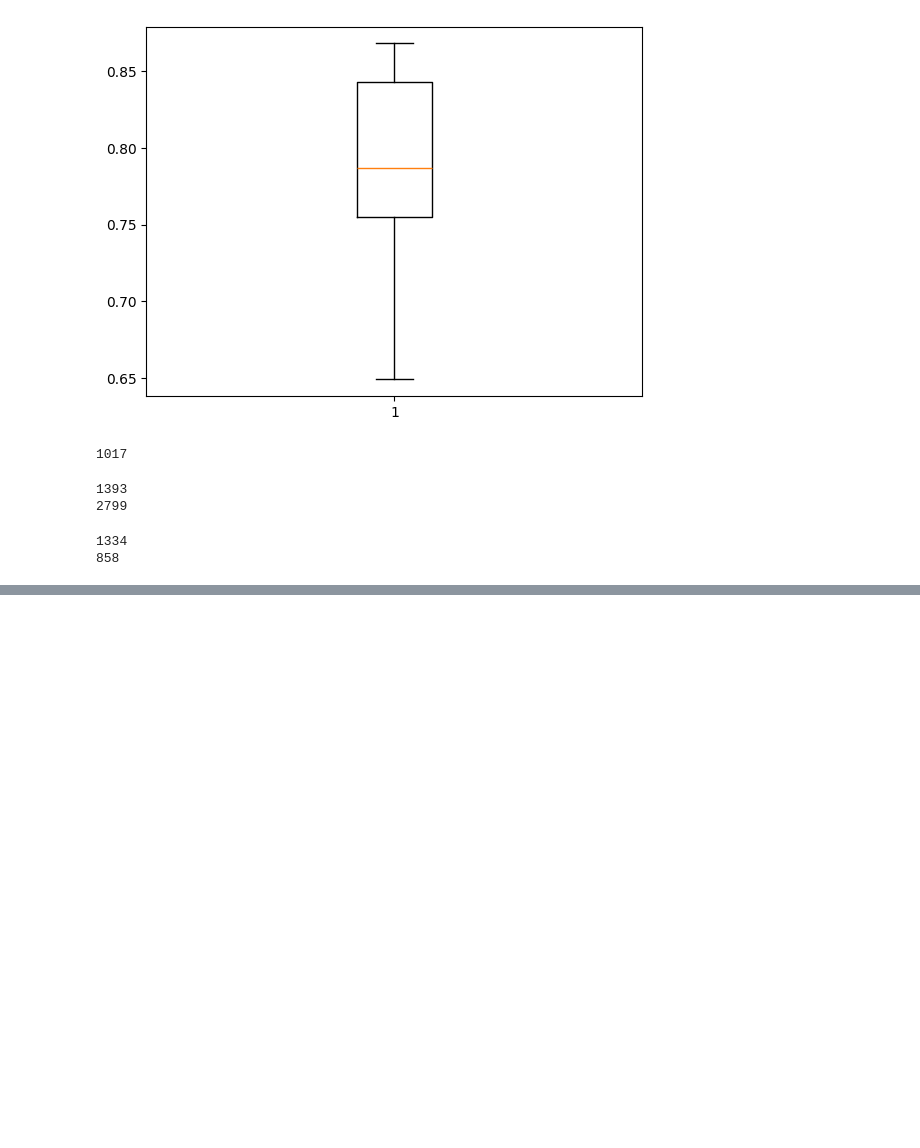
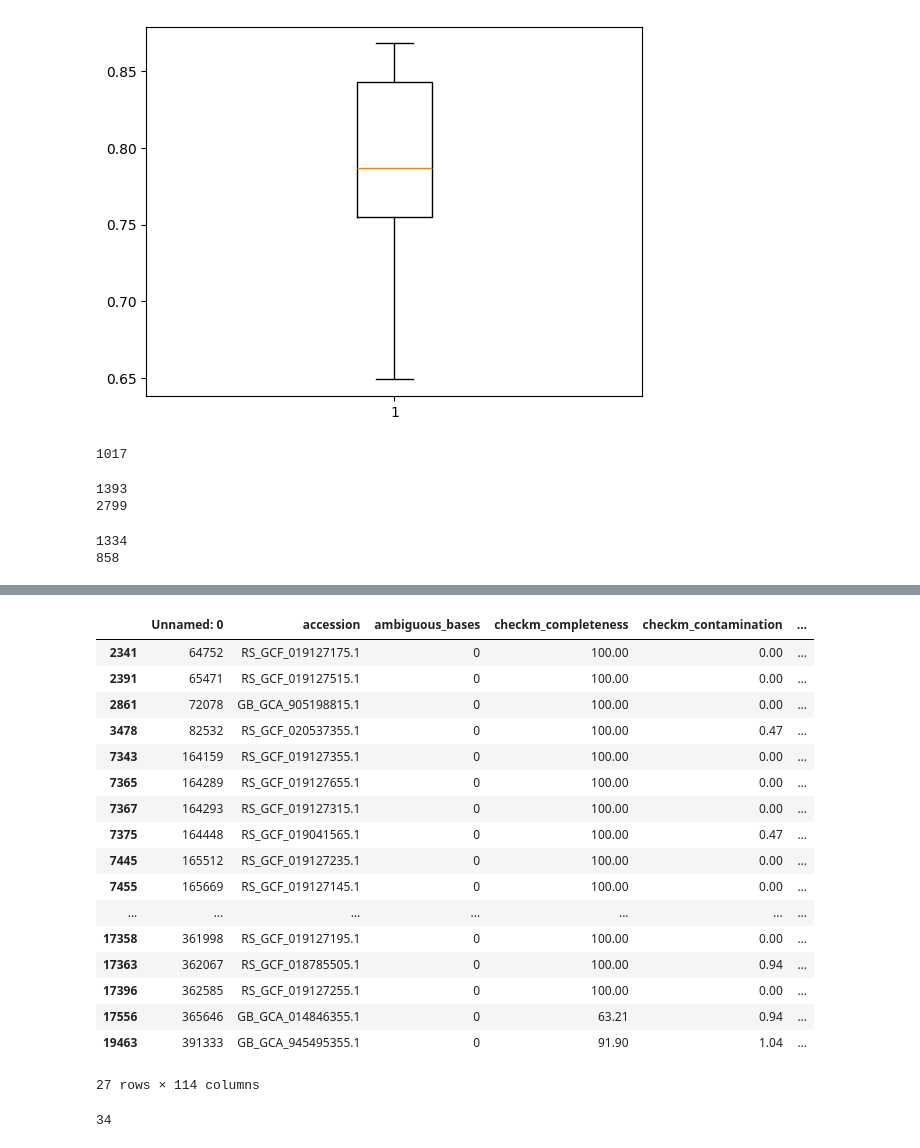
Before and after one commit to GZHoffie/TDT, a Jupyter notebook: compressor/test.ipynb, the cells around one changed output, grey strips where cells are left out. Cells and saved outputs as stored; diff of their text form; code cells hidden in the pictures; blank space fills up the shorter version.

Commit message:
Testing with real reads

```diff
--- a/compressor/test.ipynb
+++ b/compressor/test.ipynb
@@ -150,0 +180,6 @@ print((storage[10] & escherichia_signature).sum())
+# %%
+# Read the metadata
+
+import pandas as pd
+
+metadata = pd.read_csv("../gtdb_utils/metadata_sample.csv")
@@ -150,0 +291,25 @@ print((storage[10] & escherichia_signature).sum())
+# %%
+metadata[metadata["species_taxid"] == 100886]
+# %% [output]
+|  | Unnamed: 0 | accession | ambiguous_bases | checkm_completeness | checkm_contamination | ... |
+| 2341 | 64752 | RS_GCF_019127175.1 | 0 | 100.00 | 0.00 | ... |
+| 2391 | 65471 | RS_GCF_019127515.1 | 0 | 100.00 | 0.00 | ... |
+| 2861 | 72078 | GB_GCA_905198815.1 | 0 | 100.00 | 0.00 | ... |
+| 3478 | 82532 | RS_GCF_020537355.1 | 0 | 100.00 | 0.47 | ... |
+| 7343 | 164159 | RS_GCF_019127355.1 | 0 | 100.00 | 0.00 | ... |
+| 7365 | 164289 | RS_GCF_019127655.1 | 0 | 100.00 | 0.00 | ... |
+| 7367 | 164293 | RS_GCF_019127315.1 | 0 | 100.00 | 0.00 | ... |
+| 7375 | 164448 | RS_GCF_019041565.1 | 0 | 100.00 | 0.47 | ... |
+| 7445 | 165512 | RS_GCF_019127235.1 | 0 | 100.00 | 0.00 | ... |
+| 7455 | 165669 | RS_GCF_019127145.1 | 0 | 100.00 | 0.00 | ... |
+| ... | ... | ... | ... | ... | ... | ... |
+| 17358 | 361998 | RS_GCF_019127195.1 | 0 | 100.00 | 0.00 | ... |
+| 17363 | 362067 | RS_GCF_018785505.1 | 0 | 100.00 | 0.94 | ... |
+| 17396 | 362585 | RS_GCF_019127255.1 | 0 | 100.00 | 0.00 | ... |
+| 17556 | 365646 | GB_GCA_014846355.1 | 0 | 63.21 | 0.94 | ... |
+| 19463 | 391333 | GB_GCA_945495355.1 | 0 | 91.90 | 1.04 | ... |
+27 rows × 114 columns
+# %%
+sg._to_signature([str(record.seq)]).sum()
+# %% [output]
+34
```
Also changed, not shown: parts of 11 cells of this notebook.
